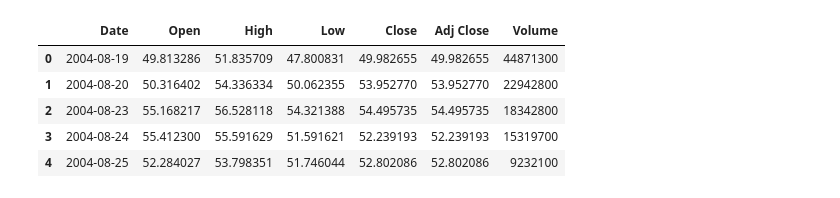
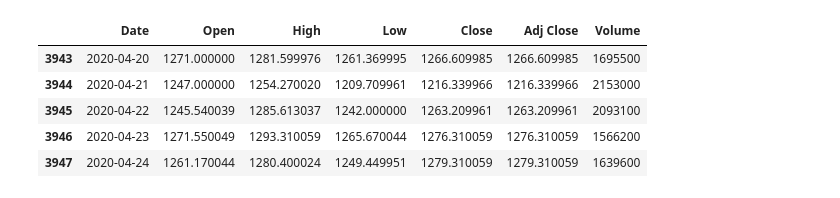
Before and after one commit to marks5dawkins/google_stock_prediction, a Jupyter notebook: Untitled.ipynb, the cells around one changed output. Cells and saved outputs as stored; diff of their text form; code cells hidden in the pictures.

Commit message:
visualized some data

```diff
--- a/Untitled.ipynb
+++ b/Untitled.ipynb
@@ -5,12 +6,12 @@ import matplotlib.pyplot as plt
 from sklearn.preprocessing import MinMaxScaler
 # %%
 # Read The Dataset
-data = pd.read_csv('data/google_stock.csv')
-data.head()
+data = pd.read_csv('data/google_stock.csv', parse_dates=['Date']).copy()
+data.tail()
 # %% [output]
 |  | Date | Open | High | Low | Close | Adj Close | Volume |
-| 0 | 2004-08-19 | 49.813286 | 51.835709 | 47.800831 | 49.982655 | 49.982655 | 44871300 |
-| 1 | 2004-08-20 | 50.316402 | 54.336334 | 50.062355 | 53.952770 | 53.952770 | 22942800 |
-| 2 | 2004-08-23 | 55.168217 | 56.528118 | 54.321388 | 54.495735 | 54.495735 | 18342800 |
-| 3 | 2004-08-24 | 55.412300 | 55.591629 | 51.591621 | 52.239193 | 52.239193 | 15319700 |
-| 4 | 2004-08-25 | 52.284027 | 53.798351 | 51.746044 | 52.802086 | 52.802086 | 9232100 |
+| 3943 | 2020-04-20 | 1271.000000 | 1281.599976 | 1261.369995 | 1266.609985 | 1266.609985 | 1695500 |
+| 3944 | 2020-04-21 | 1247.000000 | 1254.270020 | 1209.709961 | 1216.339966 | 1216.339966 | 2153000 |
+| 3945 | 2020-04-22 | 1245.540039 | 1285.613037 | 1242.000000 | 1263.209961 | 1263.209961 | 2093100 |
+| 3946 | 2020-04-23 | 1271.550049 | 1293.310059 | 1265.670044 | 1276.310059 | 1276.310059 | 1566200 |
+| 3947 | 2020-04-24 | 1261.170044 | 1280.400024 | 1249.449951 | 1279.310059 | 1279.310059 | 1639600 |
```
Also changed, not shown: parts of 4 cells of this notebook.
